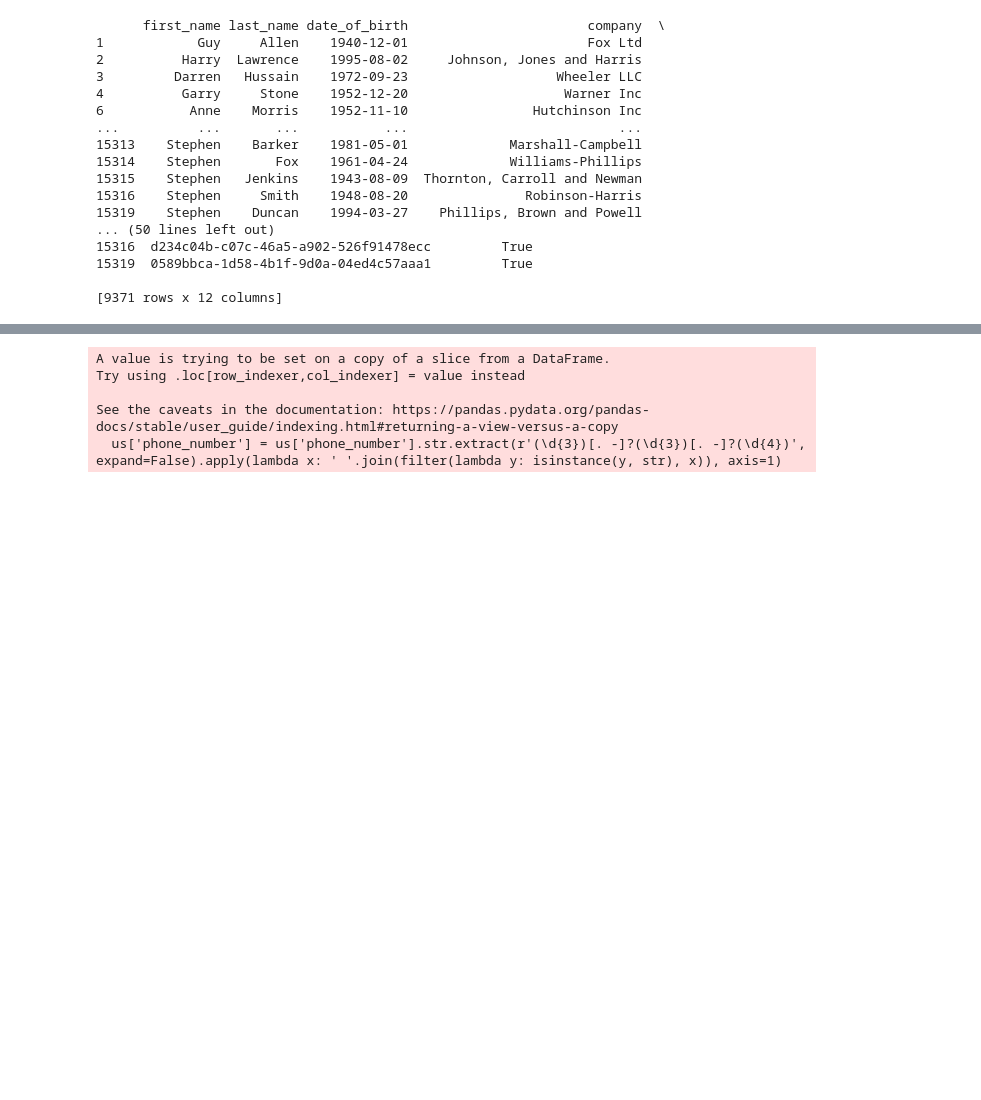
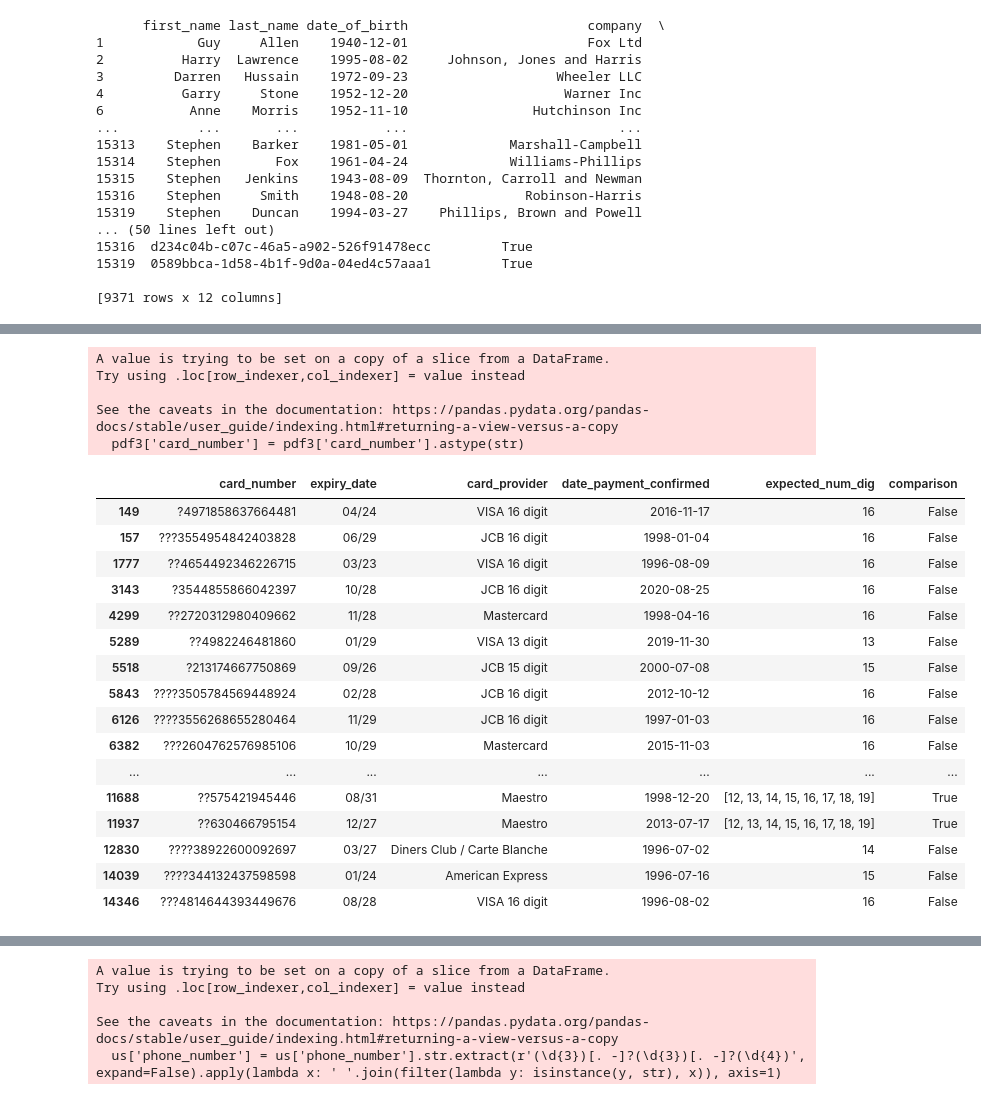
Before and after one commit to jho278/retail-database, a Jupyter notebook: data_exploration.ipynb, the cells around one changed output, grey strips where cells are left out. Saved outputs shown, nothing was run; the diff lists cells and outputs as text; code cells hidden in the pictures; blank space fills up the shorter version.

```diff
--- a/data_exploration.ipynb
+++ b/data_exploration.ipynb
@@ -324,0 +550,4 @@ print(uk)
+# %%
+card_names = pdf2['card_provider'].value_counts()
+get_card_names = card_names[card_names > 1000].index.tolist()
+print(get_card_names)
@@ -324,0 +759,3 @@ print(uk)
+# %%
+#Run this code if you encounter any errors
+pdf3 = pdf2[pdf2['card_provider'].isin(get_card_names)]
@@ -324,0 +778,2 @@ print(uk)
+# %%
+pdf3.loc[:,'comparison'] = pdf3.apply(lambda row: len(str(row['card_number'])) == row['expected_num_dig'] if isinstance(row['expected_num_dig'], int) else len(str(row['card_number'])) in row['expected_num_dig'], axis=1)
@@ -324,0 +818,28 @@ print(uk)
+# %%
+pdf3['card_number'] = pdf3['card_number'].astype(str)
+# %% [output]
+A value is trying to be set on a copy of a slice from a DataFrame.
+Try using .loc[row_indexer,col_indexer] = value instead
+
+See the caveats in the documentation: https://pandas.pydata.org/pandas-docs/stable/user_guide/indexing.html#returning-a-view-versus-a-copy
+  pdf3['card_number'] = pdf3['card_number'].astype(str)
+# %%
+pdf3[pdf3['card_number'].str.contains(r'\D')]
+# %% [output]
+|  | card_number | expiry_date | card_provider | date_payment_confirmed | expected_num_dig | comparison |
+| 149 | ?4971858637664481 | 04/24 | VISA 16 digit | 2016-11-17 | 16 | False |
+| 157 | ???3554954842403828 | 06/29 | JCB 16 digit | 1998-01-04 | 16 | False |
+| 1777 | ??4654492346226715 | 03/23 | VISA 16 digit | 1996-08-09 | 16 | False |
+| 3143 | ?3544855866042397 | 10/28 | JCB 16 digit | 2020-08-25 | 16 | False |
+| 4299 | ??2720312980409662 | 11/28 | Mastercard | 1998-04-16 | 16 | False |
+| 5289 | ??4982246481860 | 01/29 | VISA 13 digit | 2019-11-30 | 13 | False |
+| 5518 | ?213174667750869 | 09/26 | JCB 15 digit | 2000-07-08 | 15 | False |
+| 5843 | ????3505784569448924 | 02/28 | JCB 16 digit | 2012-10-12 | 16 | False |
+| 6126 | ????3556268655280464 | 11/29 | JCB 16 digit | 1997-01-03 | 16 | False |
+| 6382 | ???2604762576985106 | 10/29 | Mastercard | 2015-11-03 | 16 | False |
+| ... | ... | ... | ... | ... | ... | ... |
+| 11688 | ??575421945446 | 08/31 | Maestro | 1998-12-20 | [12, 13, 14, 15, 16, 17, 18, 19] | True |
+| 11937 | ??630466795154 | 12/27 | Maestro | 2013-07-17 | [12, 13, 14, 15, 16, 17, 18, 19] | True |
+| 12830 | ????38922600092697 | 03/27 | Diners Club / Carte Blanche | 1996-07-02 | 14 | False |
+| 14039 | ????344132437598598 | 01/24 | American Express | 1996-07-16 | 15 | False |
+| 14346 | ???4814644393449676 | 08/28 | VISA 16 digit | 1996-08-02 | 16 | False |
```
Also changed, not shown: parts of 60 cells of this notebook, 3 other files.
